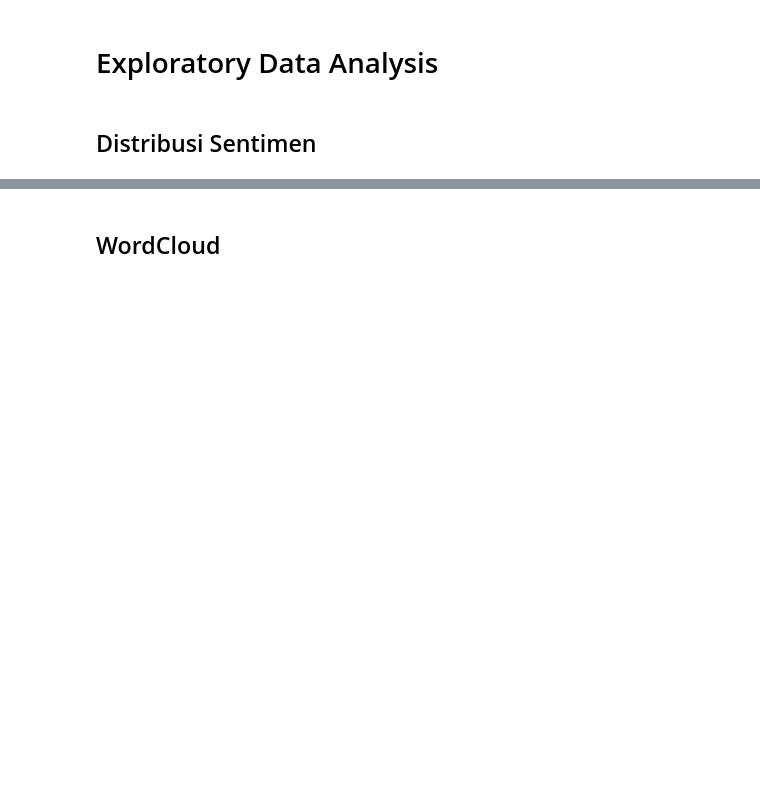
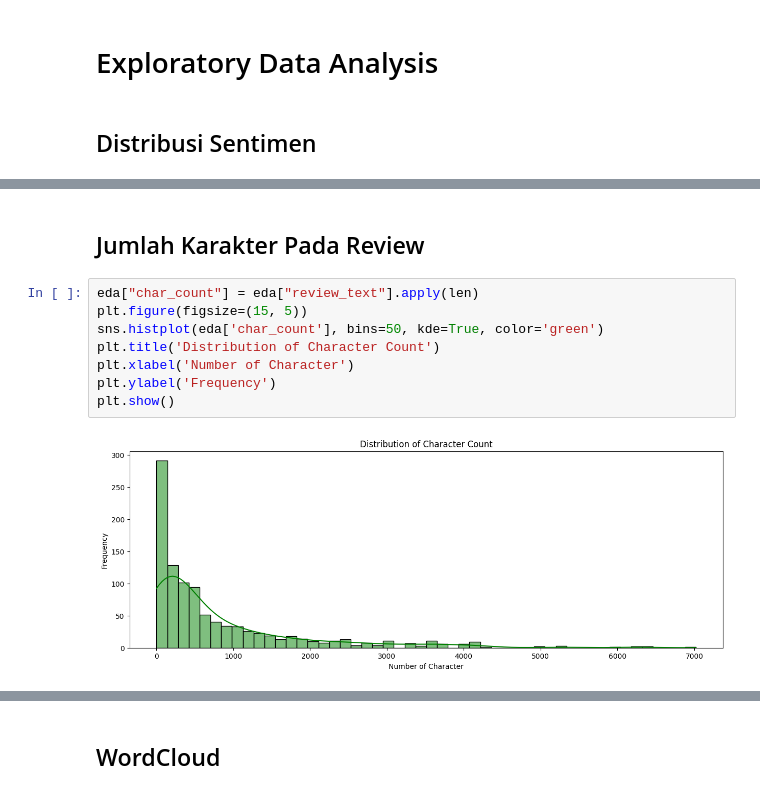
Before and after one commit to zhafirabdurrahman/tws-recommender-system, a Jupyter notebook: modeling.ipynb, the cells around one changed output, grey strips where cells are left out. Drawn from its saved outputs; the diff is of its cells as text; blank space fills up the shorter version.

```diff
--- a/modeling.ipynb
+++ b/modeling.ipynb
@@ -157,0 +151,12 @@ sns.countplot(data=df_review, x='label', palette='pastel')
+# %% [markdown]
+## Jumlah Karakter Pada Review
+# %%
+eda["char_count"] = eda["review_text"].apply(len)
+plt.figure(figsize=(15, 5))
+sns.histplot(eda['char_count'], bins=50, kde=True, color='green')
+plt.title('Distribution of Character Count')
+plt.xlabel('Number of Character')
+plt.ylabel('Frequency')
+plt.show()
+# %% [output]
+[figure, added]
```
Also changed, not shown: parts of 27 cells of this notebook, 2 other files.
